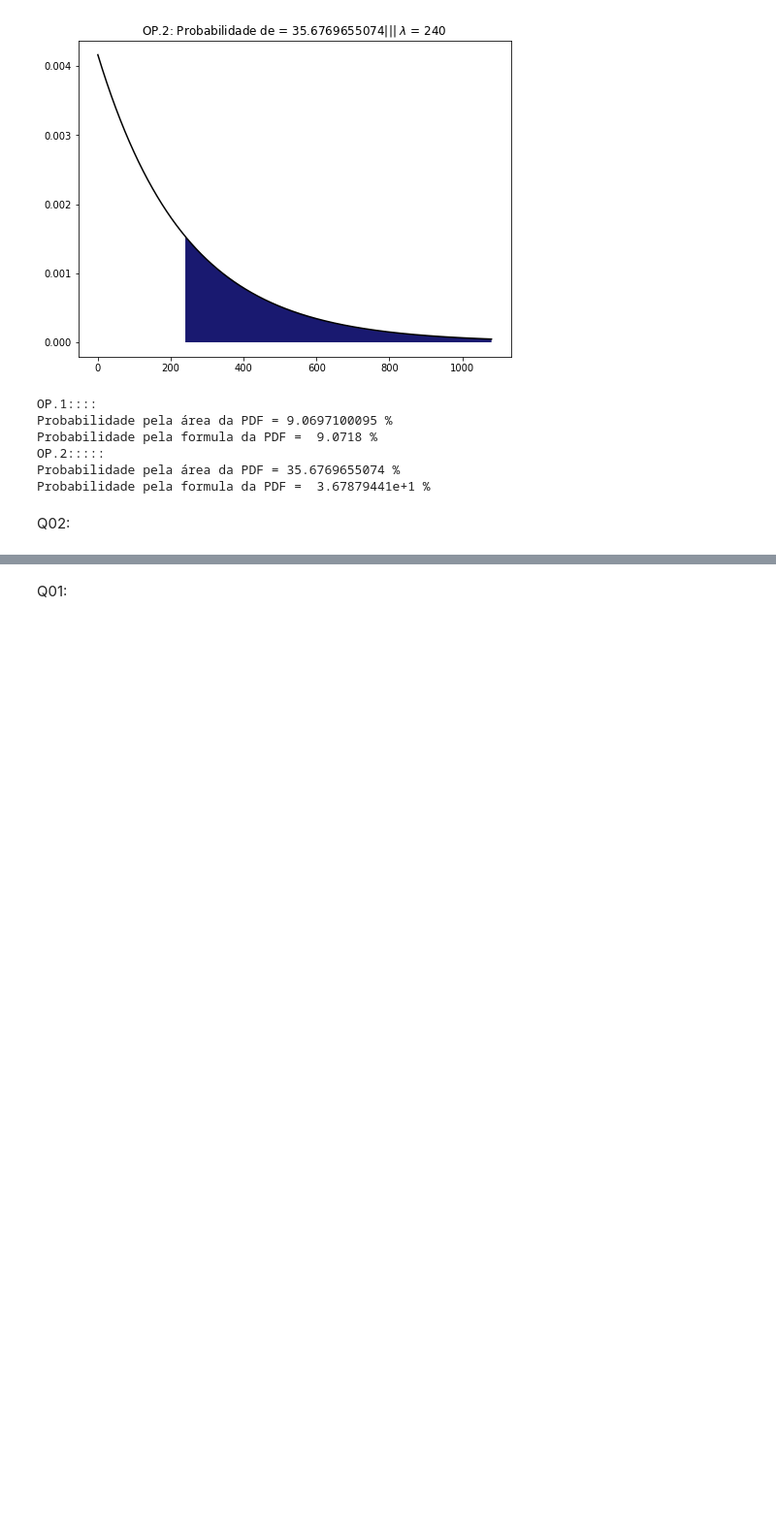
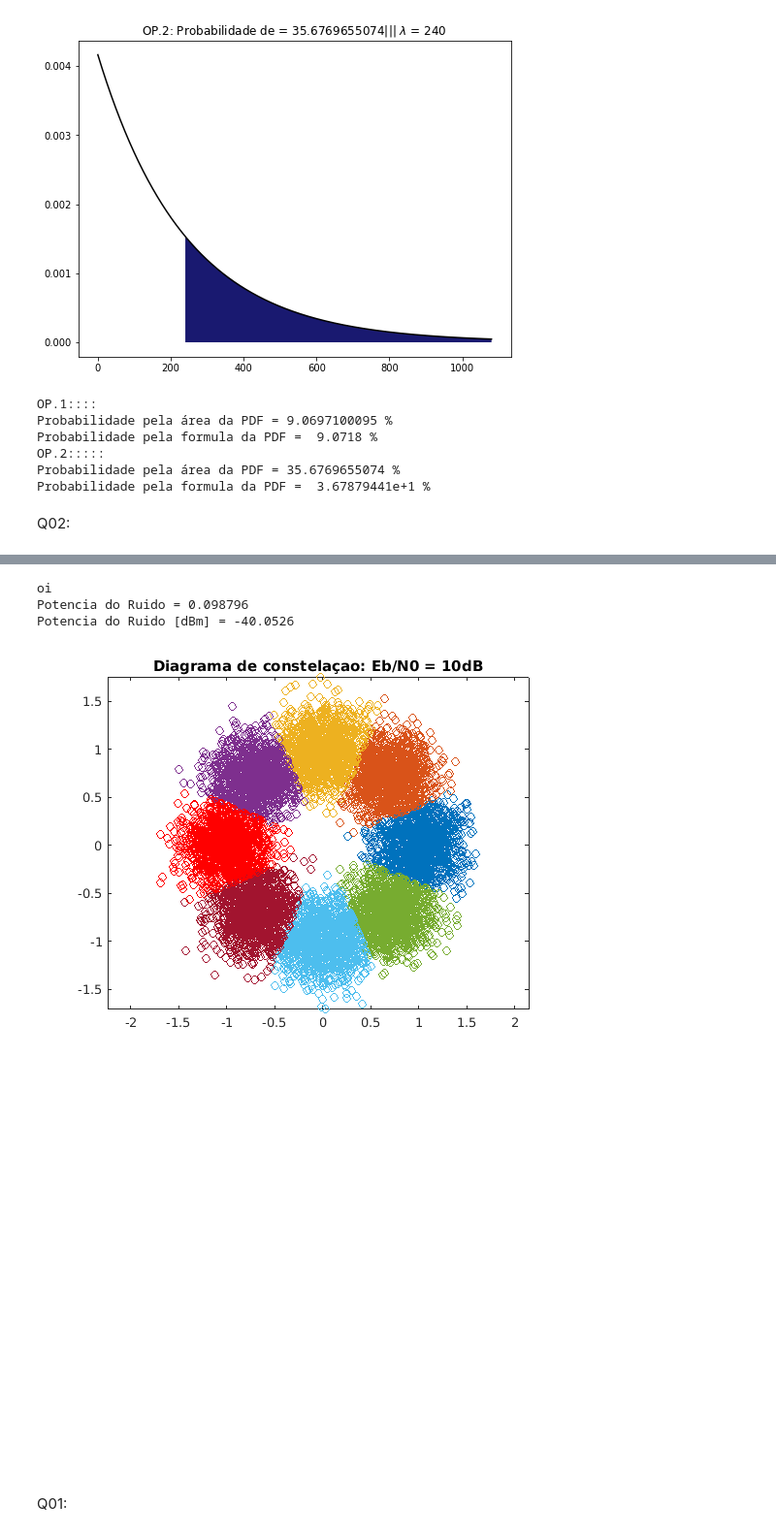
Before and after one commit to fellipe-leandro/fellipe_DCO2004, a Jupyter notebook: Avaliação.ipynb, the cells around one changed output, grey strips where cells are left out. Shown at 97% size. Cells and saved outputs as stored; diff of their text form; code cells hidden in the pictures; blank space fills up the shorter version.

```diff
--- a/Avaliação.ipynb
+++ b/Avaliação.ipynb
@@ -160,3 +118,55 @@ end
+# %%
+M = 8;                                                 % Número de símbolo da modulação
+Ns = 10e3;                                           % Número de símbolos simulados
+bits8 = randi([0 M-1],Ns,1);
+txSig = pskmod(bits8,M);
+pTx = sum(abs(txSig.^2))/Ns;
+disp 'oi'
+figure
+EbN0_dB = [10];
+for m=1:length(EbN0_dB)
+    rxSig = awgn(txSig,EbN0_dB(m));
+    n=rxSig-txSig; % ruído
+
+    potN2 = sum(abs(n.^2))/Ns;
+    disp(['Potencia do Ruido = ' num2str(potN2)])
+    disp(['Potencia do Ruido [dBm] = ' num2str(10*log10(potN2*10^-3))])
+
+    print()
+    if(m==2)
+        buffer_8psk=rxSig;
+     end
+    figure
+    plot(rxSig(find(angle(rxSig)*180/pi>=-45/2 & angle(rxSig)*180/pi<=45/2)),'o');
+    hold all;
+    plot(rxSig(find(angle(rxSig)*180/pi>45/2 & angle(rxSig)*180/pi<=3/2*45)),'o');
+    plot(rxSig(find(angle(rxSig)*180/pi>3/2*45 & angle(rxSig)*180/pi<=5/2*45)),'o');
+    plot(rxSig(find(angle(rxSig)*180/pi>5/2*45 & angle(rxSig)*180/pi<=7/2*45)),'o');
+    plot(rxSig(find(angle(rxSig)*180/pi>7/2*45 & angle(rxSig)*180/pi<=11/2*45)),'ro');
+    plot(rxSig(find(angle(rxSig)*180/pi<-45/2 & angle(rxSig)*180/pi>=-3/2*45)),'o');
+    plot(rxSig(find(angle(rxSig)*180/pi<-3/2*45 & angle(rxSig)*180/pi>=-5/2*45)),'o');
+    plot(rxSig(find(angle(rxSig)*180/pi<-5/2*45 & angle(rxSig)*180/pi>=-7/2*45)),'o');
+    plot(rxSig(find(angle(rxSig)*180/pi<-7/2*45 & angle(rxSig)*180/pi>=-11/2*45)),'ro');
+    title(['Diagrama de constelaçao: Eb/N0 = ' num2str(EbN0_dB(m)) 'dB']);
+    title(['Diagrama de constelaçao: Eb/N0 = ' num2str(EbN0_dB(m)) 'dB']);
+   % legend('000','001','011','010','100','101','111','110');
+
+    minAx = min([real(rxSig)' imag(rxSig)']);
+    maxAx = max([real(rxSig)' imag(rxSig)']);
+    %axis([minAx maxAx minAx maxAx]);
+    %ylim([-5 5])
+    axis equal
+   % fig.PaperUnits = 'inches';
+    %fig.PaperPosition = [0 128 128 48];
+
+
+end
+# %% [output]
+oi
+Potencia do Ruido = 0.098796
+Potencia do Ruido [dBm] = -40.0526
+[figure, added]
+[figure, added]
 # %% [markdown]
 Q01:
 # %%
```
Also changed, not shown: parts of 4 cells of this notebook.
